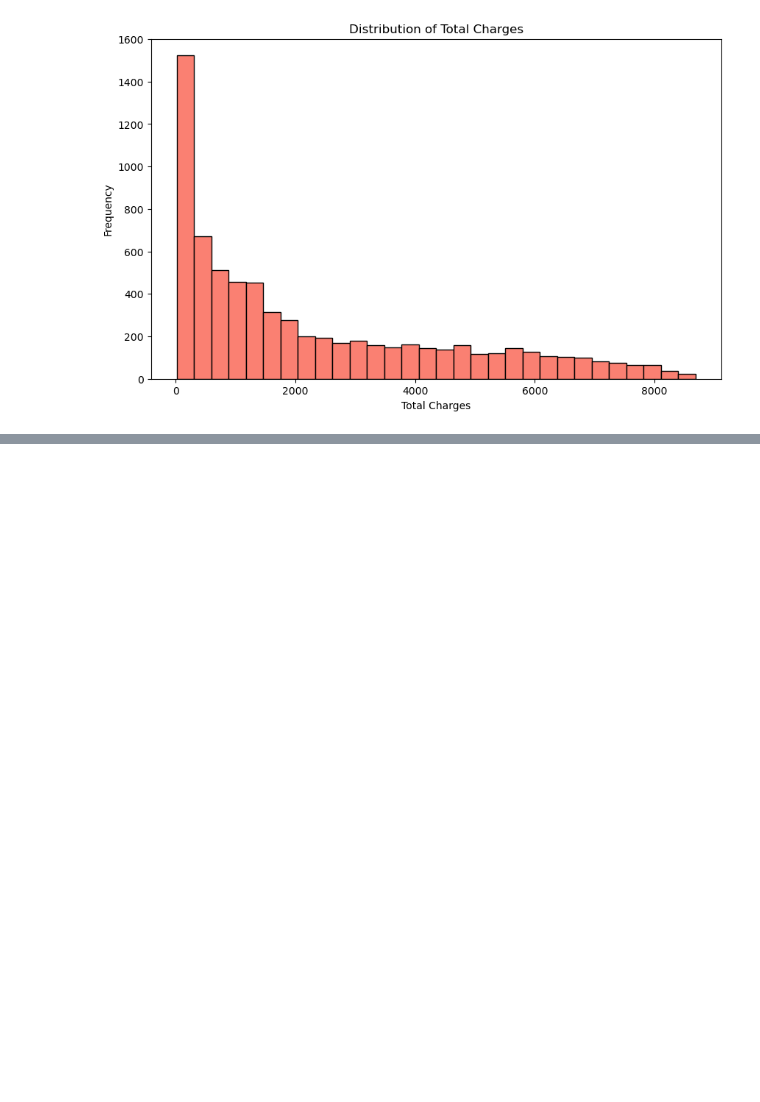
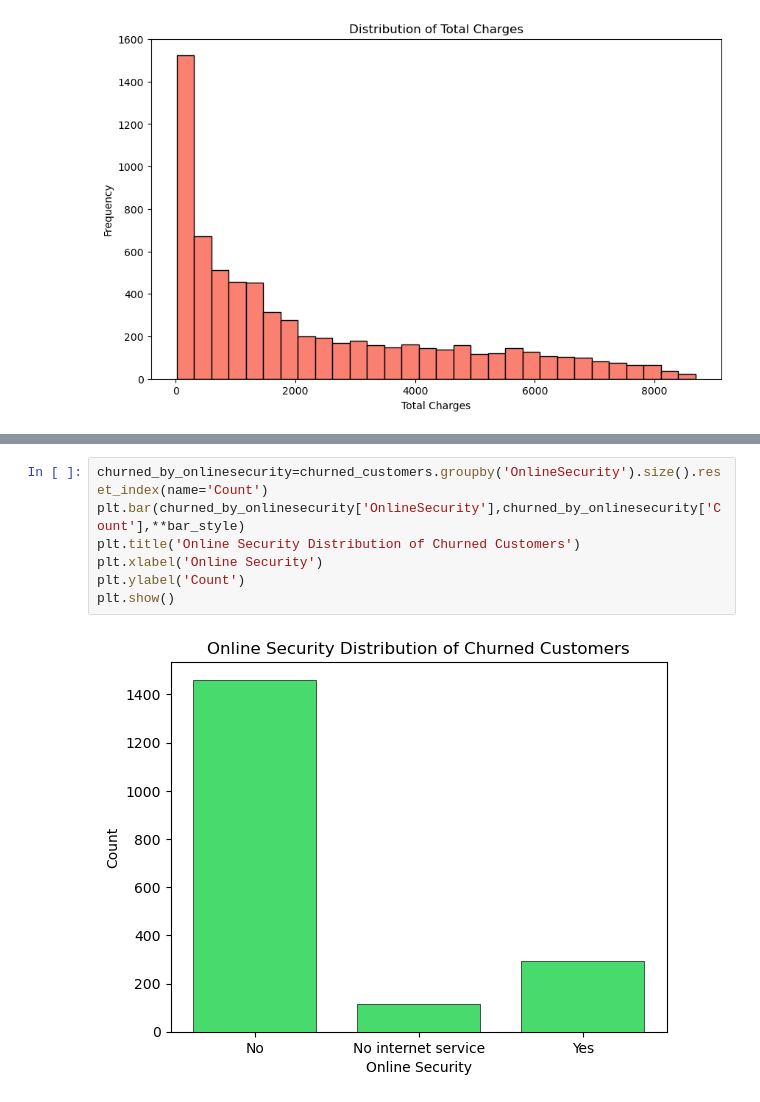
Before and after one commit to RealHaroon/Exploratory-Data-Analysis-EDA-Projects, a Jupyter notebook: Customer-Churn-Analysis/Telco-Churn-EDA.ipynb, the cells around one changed output, grey strips where cells are left out. Drawn from its saved outputs; the diff is of its cells as text; blank space fills up the shorter version.

```diff
--- a/Customer-Churn-Analysis/Telco-Churn-EDA.ipynb
+++ b/Customer-Churn-Analysis/Telco-Churn-EDA.ipynb
@@ -444,0 +483,9 @@ Name: count, dtype: int64
+# %%
+churned_by_onlinesecurity=churned_customers.groupby('OnlineSecurity').size().reset_index(name='Count')
+plt.bar(churned_by_onlinesecurity['OnlineSecurity'],churned_by_onlinesecurity['Count'],**bar_style)
+plt.title('Online Security Distribution of Churned Customers')
+plt.xlabel('Online Security')
+plt.ylabel('Count')
+plt.show()
+# %% [output]
+[figure, added]
```
Also changed, not shown: parts of 17 cells of this notebook.
